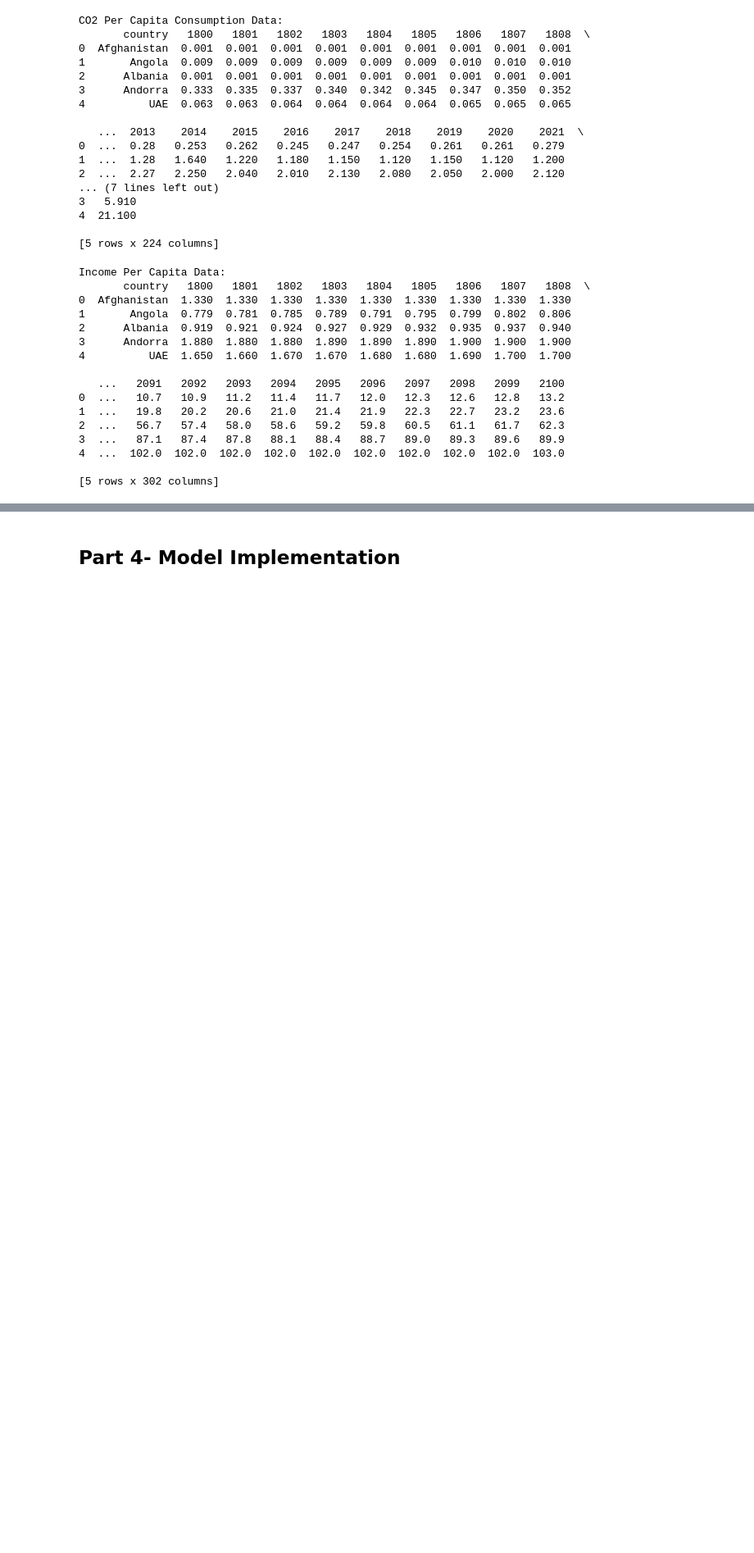
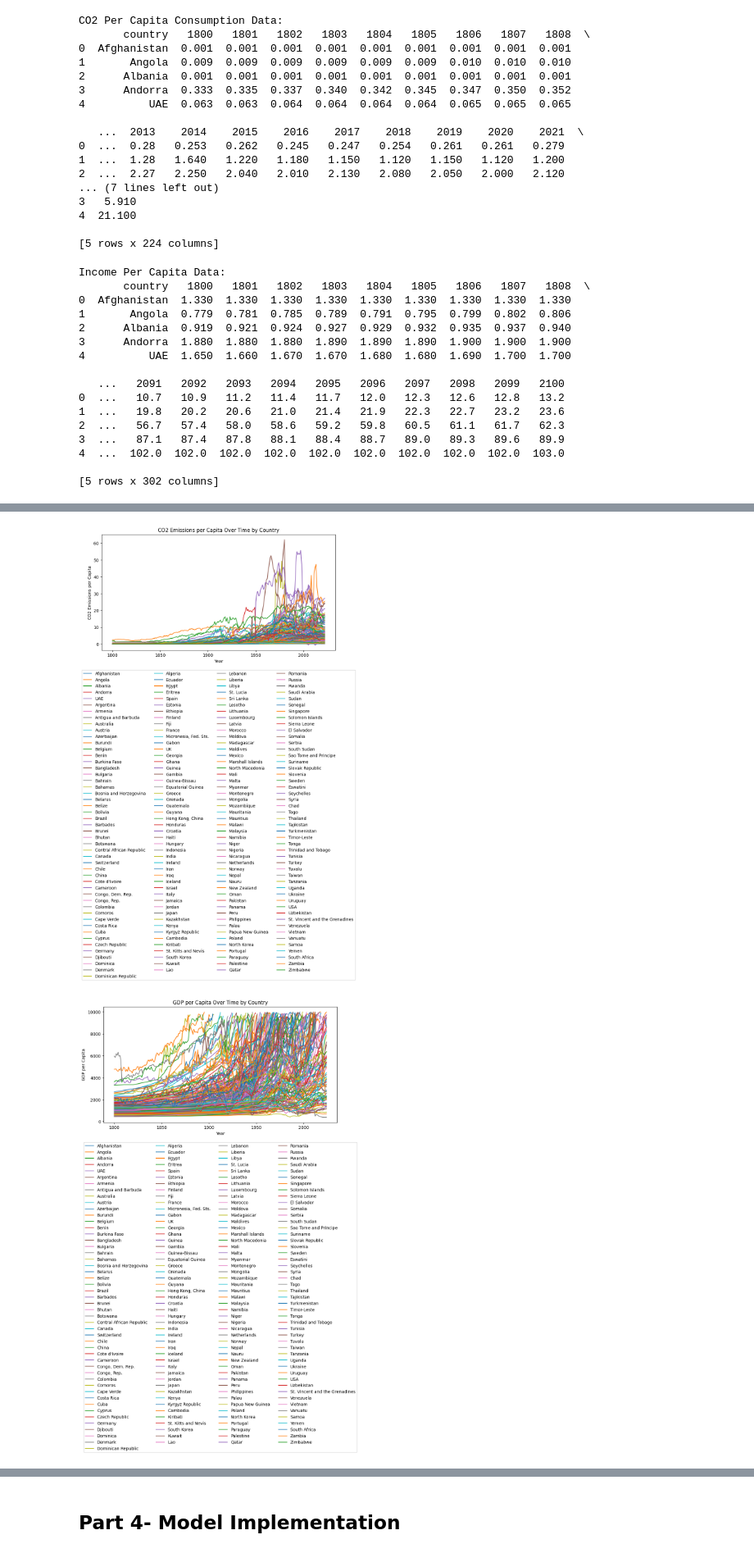
Before and after one commit to cj-sz/cmsc-320-final-project, a Jupyter notebook: project.ipynb, the cells around one changed output, grey strips where cells are left out. Shown at 82% size. Cells and saved outputs as stored; diff of their text form; code cells hidden in the pictures; blank space fills up the shorter version.

Commit message:
generated plot sets; some description and writeup

```diff
--- a/project.ipynb
+++ b/project.ipynb
@@ -137,6 +138,16 @@ columns_to_keep_inc = ['country'] + [col for col in inc_day.columns[1:] if col.i
 co2_percap = co2_percap[columns_to_keep_co2]
 gdp_percap = gdp_percap[columns_to_keep_gdp]
 inc_day = inc_day[columns_to_keep_inc]
+# %%
+# Convert numerics to floats and coerce errors to homogenize dataset
+def num_to_float(df):
+    for col in df.columns[1:]:
+        df[col] = pd.to_numeric(df[col].astype(str).str.replace(',', '').str.replace('−', '-'), errors='coerce')
+    return df
+
+co2_percap = num_to_float(co2_percap)
+gdp_percap = num_to_float(gdp_percap)
+inc_day = num_to_float(inc_day)
 # %%
 # Check for null values in each dataframe
 print("\nNull values in CO2 Per Capita Data:")
@@ -175,0 +198,43 @@ Filtered CO2 Per Capita Consumption Data:
+# %%
+# Plot CO2 per capita over time for each country
+plt.figure(figsize=(10, 5))
+for country in co2_percap['country']:
+    years = co2_percap.columns[1:].astype(int)
+    emissions = co2_percap[co2_percap['country'] == country].values[0][1:].astype(float)
+    plt.plot(years, emissions, label=country)
+plt.xlabel('Year')
+plt.ylabel('CO2 Emissions per Capita')
+plt.title('CO2 Emissions per Capita Over Time by Country')
+# Tighten the legend so the plot isn't so big
+plt.legend(loc='upper center', bbox_to_anchor=(0.5, -0.15), ncol=4)
+plt.tight_layout()
+plt.show()
+
+# Plot GDP per capita over time for each country
+plt.figure(figsize=(10, 5))
+for country in gdp_percap['country']:
+    years = gdp_percap.columns[1:].astype(int)
+    gdp = gdp_percap[gdp_percap['country'] == country].values[0][1:].astype(float)
+    plt.plot(years, gdp, label=country)
+plt.xlabel('Year')
+plt.ylabel('GDP per Capita')
+plt.title('GDP per Capita Over Time by Country')
+plt.legend(loc='upper center', bbox_to_anchor=(0.5, -0.15), ncol=4)
+plt.tight_layout()
+plt.show()
+
+# Plot Daily Income per capita over time for each country
+plt.figure(figsize=(10, 5))
+for country in inc_day['country']:
+    years = inc_day.columns[1:].astype(int)
+    income = inc_day[inc_day['country'] == country].values[0][1:].astype(float)
+    plt.plot(years, income, label=country)
+plt.xlabel('Year')
+plt.ylabel('Daily Income per Capita')
+plt.title('Daily Income per Capita Over Time by Country')
+plt.legend(loc='upper center', bbox_to_anchor=(0.5, -0.15), ncol=4)
+plt.tight_layout()
+plt.show()
+# %% [output]
+[figure, added]
+[figure, added]
```
Also changed, not shown: parts of 9 cells of this notebook.
